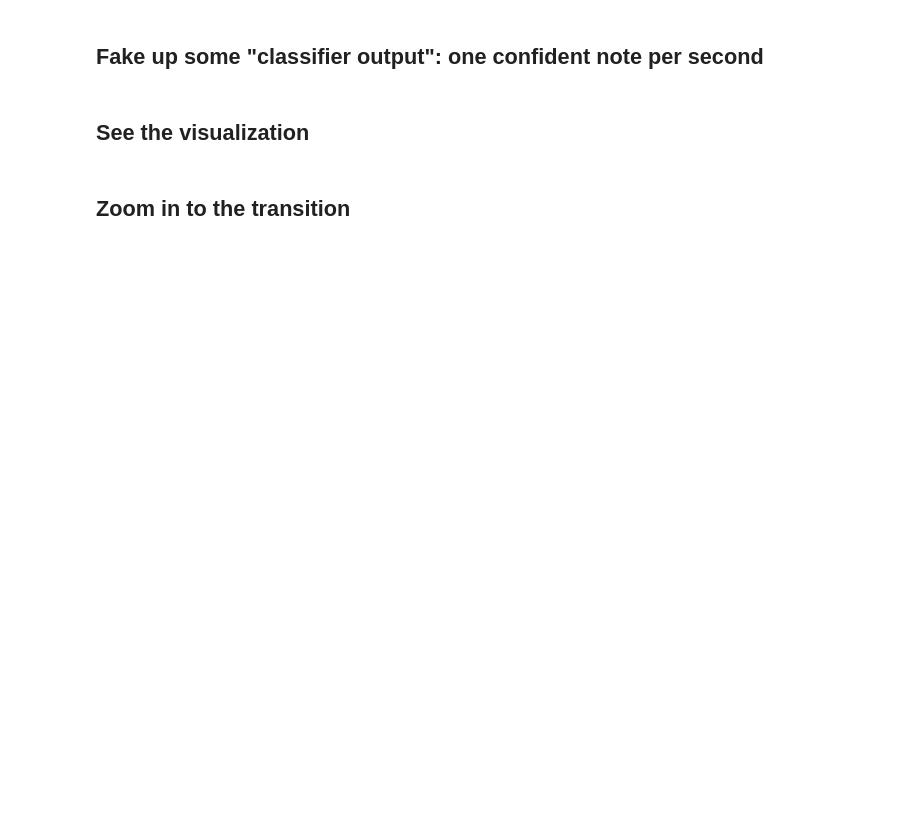
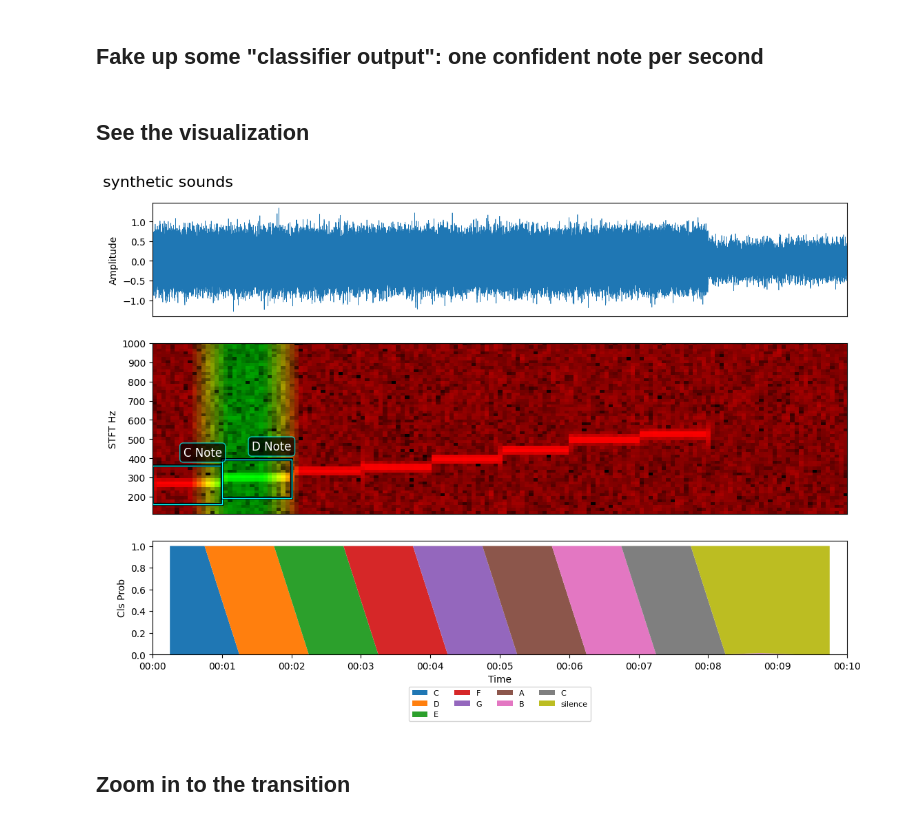
Before and after one commit to ramayer/audio-classifier-visualizer, a Jupyter notebook: notebooks/test.ipynb, the cells around one changed output. Drawn from its saved outputs; the diff is of its cells as text; code cells hidden in the pictures; blank space fills up the shorter version.

Commit message:
made clipping and normalization configurable again, and correctly aligned coloring of lines

```diff
--- a/notebooks/test.ipynb
+++ b/notebooks/test.ipynb
@@ -72,33 +74,35 @@ classifier_output = ClassifierOutput(
 # %%
 demo_labels = [
     LabelBox(start_time=0, end_time=1, low_freq=frequencies[0] - 100, high_freq=frequencies[0] + 100,
              text="C Note", score=0.95),
     LabelBox(start_time=1, end_time=2, low_freq=frequencies[1] - 100, high_freq=frequencies[1] + 100,
              text="D Note", score=0.85),
 ]
 
 # The old resample_to_sr=8000 kwarg is now an explicit, visible step (or pass
 # target_sr= below) -- loading/resampling and visualization are no longer entangled.
 viz = AudioVisualization(
     y=waveform,
     sr=sample_rate,
     target_sr=8000,
     classifier_output=classifier_output,
     labels=demo_labels,
 )
 viz.stft.n_fft = 512
 viz.stft.freq_range_of_interest = (100, 1000)
-viz.wavelet.synchrosqueeze = True
+
 viz.show(
     start_time=0,
     end_time=15,
-    tracks=(Track.WAVEFORM, Track.WAVELET_SPECTROGRAM, Track.STFT_SPECTROGRAM, Track.CLASS_PROBABILITY_STACK, Track.SIMILARITY_LINES),
+    tracks=(Track.WAVEFORM, Track.STFT_SPECTROGRAM, Track.CLASS_PROBABILITY_STACK),
     title="synthetic sounds",
     width=12,
     height=8,
 )
 
 # TODO: read https://github.com/OverLordGoldDragon/ssqueezepy/blob/master/ssqueezepy/README.md#performance-guide
+# %% [output]
+[figure, added]
 # %% [markdown]
 ## Zoom in to the transition
 # %%
```
Also changed, not shown: parts of 2 cells of this notebook, 8 other files.
